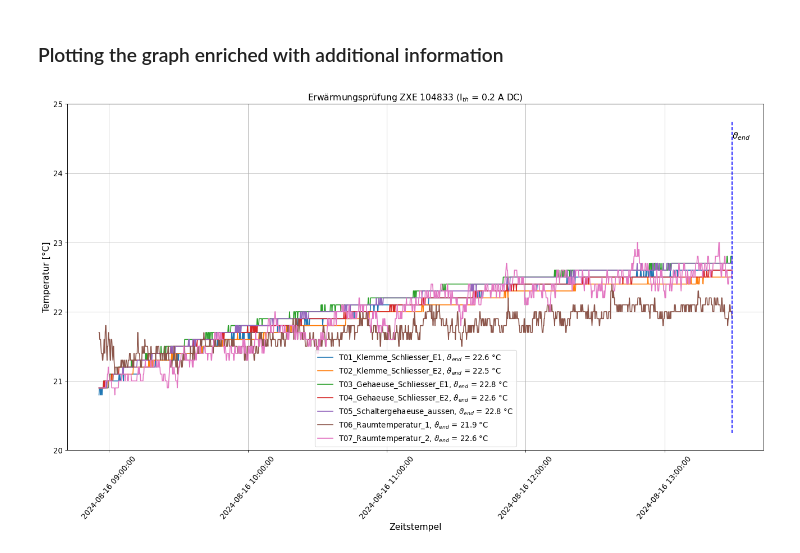
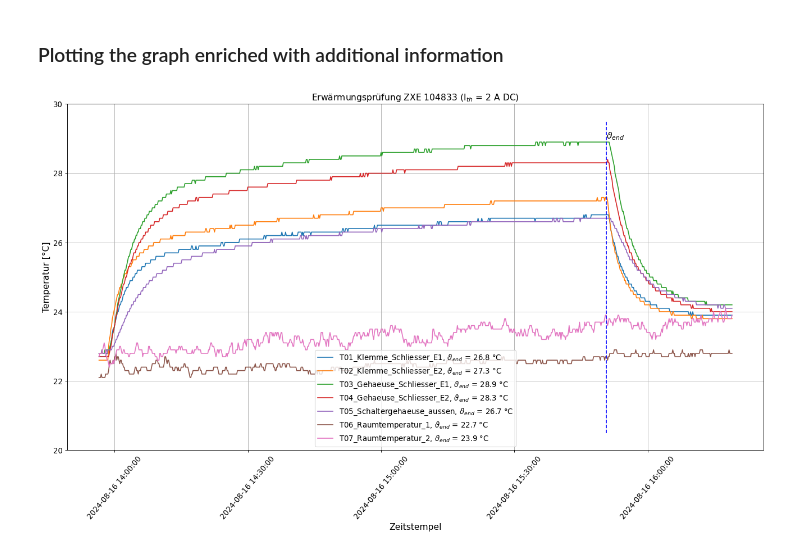
Before and after one commit to urmel79/Jupyter_PyVisa_Lab, a Jupyter notebook: Yokogawa_GP10_notebook.ipynb, the cells around one changed output. Cells and saved outputs as stored; diff of their text form; code cells hidden in the pictures.

Commit message:
notebook 'Yokogawa_GP10_notebook.ipynb': carried out new measurement for ZXE 104833 (2 A DC, worst case)

```diff
--- a/Yokogawa_GP10_notebook.ipynb
+++ b/Yokogawa_GP10_notebook.ipynb
@@ -635,7 +636,8 @@ df_file_list_new
 # str_file_idx = "000153" # 4 A ZSA2B2
 # str_file_idx = "000170" # 4 A ZSE2-2
 # str_file_idx = "000173" # 4 A ZSE2-2
-str_file_idx = "000184" # 0.2 A ZXE 104833
+# str_file_idx = "000184" # 0.2 A ZXE 104833
+str_file_idx = "000185" # 2 A ZXE 104833
 
 # possibly there are several hits for the search pattern,
 # therefore first save them in a list
@@ -791,7 +795,8 @@ df_file_list
 # str_file_name_local = df_file_list['Local data files'][8] # 4 A ZSA2B2
 # str_file_name_local = df_file_list['Local data files'][9] # 4 A ZSE2-2
 # str_file_name_local = df_file_list['Local data files'][10] # 4 A ZSE2-2
-str_file_name_local = df_file_list['Local data files'][11] # 0.2 A ZXE 104833
+# str_file_name_local = df_file_list['Local data files'][11] # 0.2 A ZXE 104833
+str_file_name_local = df_file_list['Local data files'][12] # 2 A ZXE 104833
 
 print(str_file_name_local)
 
@@ -933,7 +938,8 @@ str_measurement_type = 'Erwärmungsprüfung'
 # str_measurement_specimen = 'ZSE2-2'
 str_measurement_specimen = 'ZXE 104833'
 
-str_measurement_current = '0.2 A DC'
+# str_measurement_current = '0.2 A DC'
+str_measurement_current = '2 A DC'
 # str_measurement_current = '4 A DC'
 # str_measurement_current = '6 A DC'
 # str_measurement_current = '10 A DC'
@@ -956,11 +962,12 @@ Version of package 'kneed': 0.7.0
 # %%
 # S ... selected knee point is tunable by setting the sensitivity parameter S
 str_column = 'T02_Klemme_Schliesser_E2'
-kneedle = kneed.KneeLocator(x=df_clean[600:].index, y=df_clean[600:][str_column], S=17.0, curve="concave",
-                            direction="decreasing", interp_method="polynomial", polynomial_degree=2, online=True)
+kneedle = kneed.KneeLocator(x=df_clean[600:].index, y=df_clean[600:][str_column], S=11.0, curve="concave",
+                            direction="decreasing", interp_method="polynomial", polynomial_degree=15, online=True)
 #kneedle = kneed.KneeLocator(x=df_clean.index, y=df_clean[str_column], S=3.0, curve="concave",
 #                            direction="decreasing", interp_method="interp1d", online=False)
 
-int_knee_point_theta_end = kneedle.elbow
+# shift knee point slightly to the right
+int_knee_point_theta_end = kneedle.elbow + 15
 int_knee_point_theta_end
 # %% [output]
@@ -1030,6 +1036,8 @@ elif (str_measurement_current == '10 A DC'):
     plt.ylim(20, 85)
 elif (str_measurement_current == '0.2 A DC'):
     plt.ylim(20, 25)
+elif (str_measurement_current == '2 A DC'):
+    plt.ylim(20, 30)
 
 plt.grid(True)
 
@@ -1037,31 +1045,31 @@ plt.setp(plt.gca().xaxis.get_majorticklabels(), 'rotation', 50)
 
 # define location of legend
 # supported values for 'loc':
 #   'best', 'upper right', 'upper left', 'lower left', 'lower right',
 #   'right', 'center left', 'center right', 'lower center', 'upper center', 'center'
 plt.legend(loc="lower center")
 
 # the x coords of this transformation are data, and the
 # y coords are axes
 ax = plt.gca()
 trans = ax.get_xaxis_transform()
 
 # draw a vertical cursor on the position of the knee (point of maximum curvature)
 # it marks the end of the heating phase
 plt.axvline(x = df_clean.iloc[int_knee_point_theta_end]['Datetime'], ymin = 0.05,
             ymax = 0.95, color = 'b', label = 'axvline - full height', linestyle='--')
 # plt.text(df_clean.iloc[int_knee_point_theta_end+10]['Datetime'], 0.9, r'$\vartheta_{end}$', transform=trans)
 plt.text(df_clean.iloc[int_knee_point_theta_end]['Datetime'], 0.9, r'$\vartheta_{end}$', transform=trans)
 
 # save plot as PNG and PDF figure
 # in order to obtain the same figure as shown in the notebook, the option 'bbox_inches = "tight"'
 # has to be used - it basically extends or shrinks the bounding box such that all objects in the canvas are displayed
 # found here: https://stackoverflow.com/a/45239920
 str_image_file_path_png = './data_files/' + str_file_name_local.replace('.GTD', '.png')
 str_image_file_path_pdf = './data_files/' + str_file_name_local.replace('.GTD', '.pdf')
 plt.savefig(str_image_file_path_png, bbox_inches = 'tight')
 plt.savefig(str_image_file_path_pdf, dpi=150, bbox_inches = 'tight')
 
 plt.show()
 # %% [output]
-[figure, old version]
+[figure, new version]
```
Also changed, not shown: parts of 24 cells of this notebook, 3 other files.
